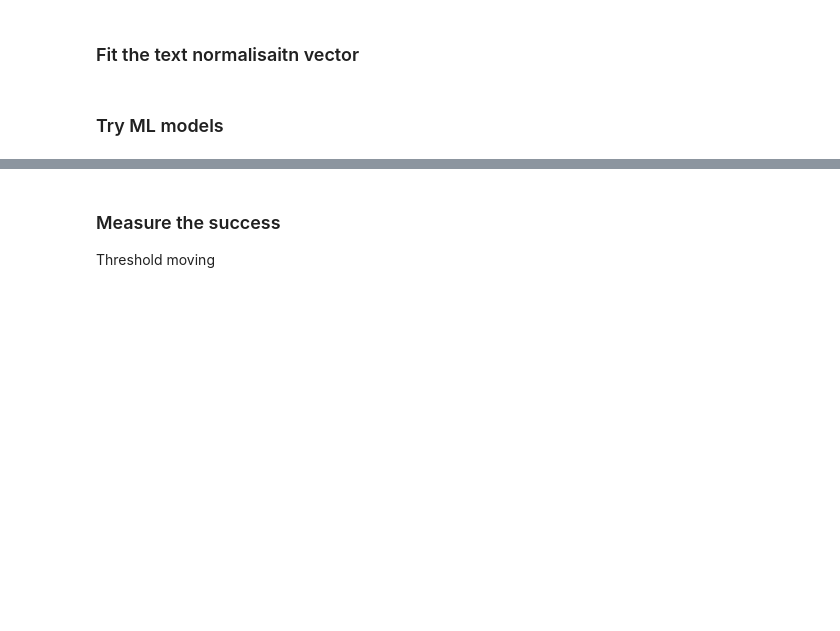
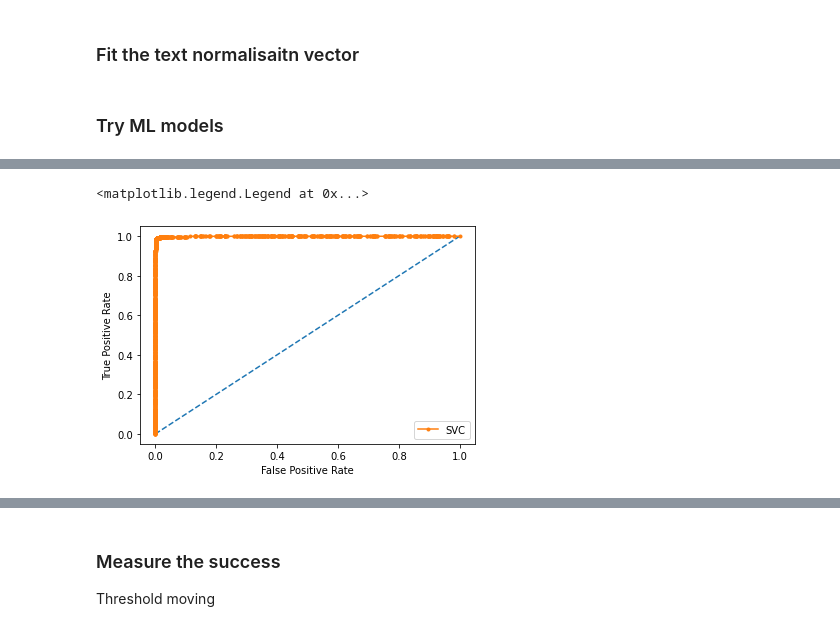
Before and after one commit to catherinedoudou/Classifiction-Waterstones, a Jupyter notebook: modeling.ipynb, the cells around one changed output, grey strips where cells are left out. Cells and saved outputs as stored; diff of their text form; code cells hidden in the pictures; blank space fills up the shorter version.

```diff
--- a/modeling.ipynb
+++ b/modeling.ipynb
@@ -120,0 +205,14 @@ KNeighborsClassifier(n_neighbors=29)
+# %%
+#Create a svm Classifier
+from sklearn.calibration import CalibratedClassifierCV
+svc = LinearSVC(random_state=0)
+clf = CalibratedClassifierCV(svc)
+clf.fit(X_train_tf, y_train)
+
+y_train_pred = clf.predict(X_train_tf)
+y_validation_pred = clf.predict(X_validation_tf)
+print(svc)
+print('train loss:',metrics.log_loss(y_train, y_train_pred))### perfrom binary cross entropy
+print('validation loss: ', metrics.log_loss(y_validation, y_validation_pred))
+
+#Predict the response for dataset
@@ -121 +223,19 @@ KNeighborsClassifier(n_neighbors=29)
+# %%
+from sklearn.metrics import  roc_curve   ###  plot Roc Curve
+# predict probabilities
+yhat = clf.predict_proba(X_train_tf)[:, 1]# keep probabilities for the positive outcome only
+
+# calculate roc curves
+fpr, tpr, thresholds = roc_curve(y_train, yhat)
+# plot the roc curve for the model
+plt.plot([0,1], [0,1], linestyle='--')
+plt.plot(fpr, tpr, marker='.', label='SVC')
+# axis labels
+plt.xlabel('False Positive Rate')
+plt.ylabel('True Positive Rate')
+plt.legend()
+# show the plot
+# %% [output]
+<matplotlib.legend.Legend at 0x...>
+[figure, added]
 # %%
```
Also changed, not shown: parts of 25 cells of this notebook.
